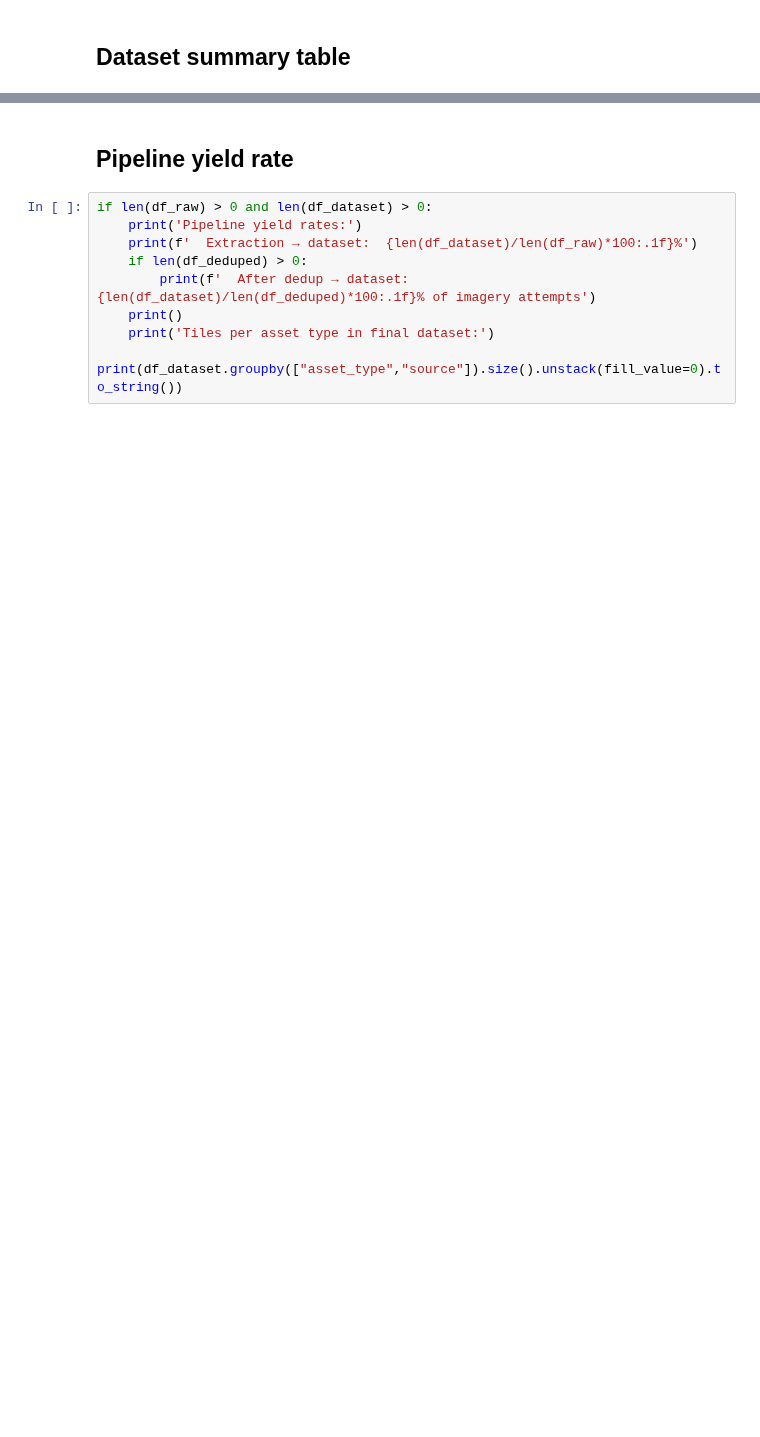
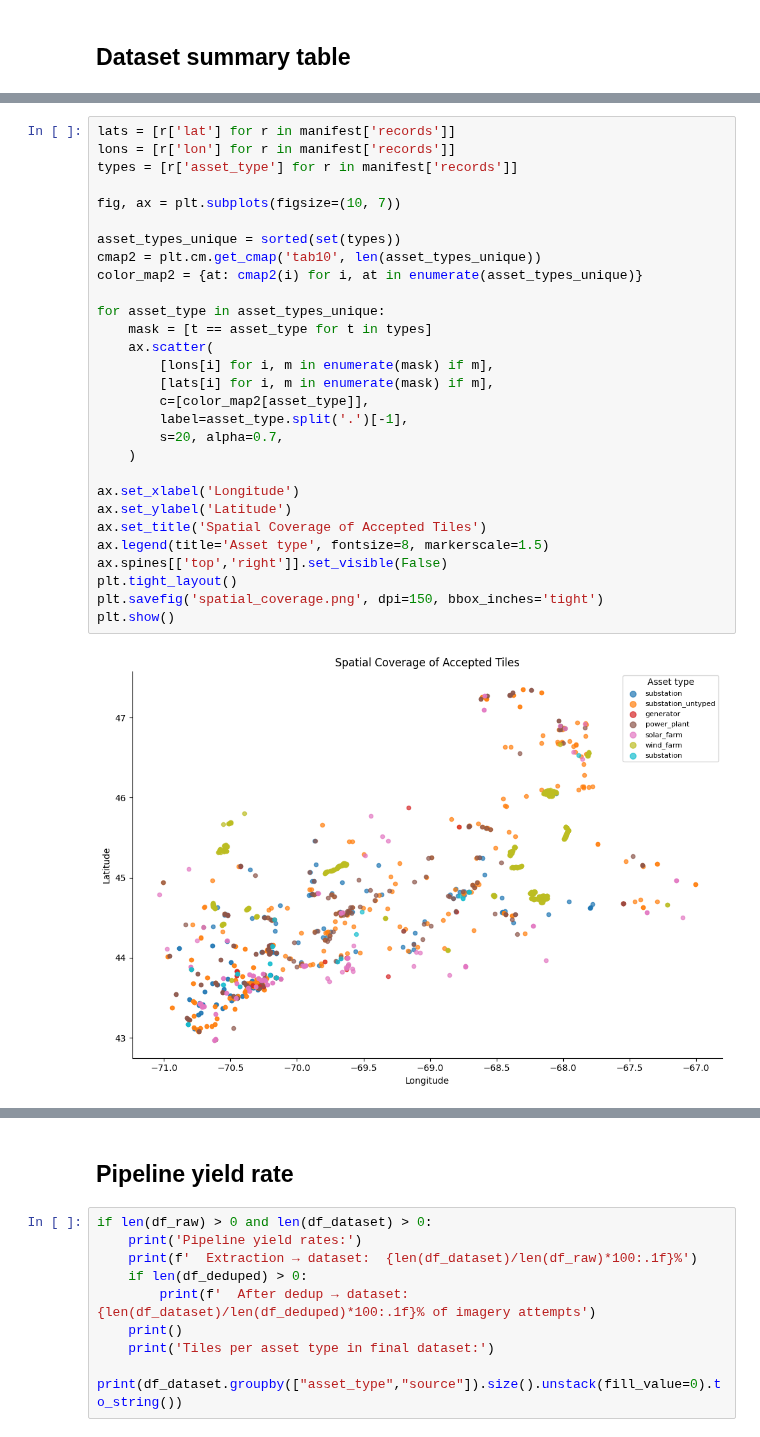
Before and after one commit to justing0909/infra-bench-cls, a Jupyter notebook: 07_results.ipynb, the cells around one changed output, grey strips where cells are left out. Cells and saved outputs as stored; diff of their text form; blank space fills up the shorter version.

```diff
--- a/07_results.ipynb
+++ b/07_results.ipynb
@@ -173,0 +361,31 @@ df_dataset[['asset_type','source','image_date','confidence']].head(20)
+# %%
+lats = [r['lat'] for r in manifest['records']]
+lons = [r['lon'] for r in manifest['records']]
+types = [r['asset_type'] for r in manifest['records']]
+
+fig, ax = plt.subplots(figsize=(10, 7))
+
+asset_types_unique = sorted(set(types))
+cmap2 = plt.cm.get_cmap('tab10', len(asset_types_unique))
+color_map2 = {at: cmap2(i) for i, at in enumerate(asset_types_unique)}
+
+for asset_type in asset_types_unique:
+    mask = [t == asset_type for t in types]
+    ax.scatter(
+        [lons[i] for i, m in enumerate(mask) if m],
+        [lats[i] for i, m in enumerate(mask) if m],
+        c=[color_map2[asset_type]],
+        label=asset_type.split('.')[-1],
+        s=20, alpha=0.7,
+    )
+
+ax.set_xlabel('Longitude')
+ax.set_ylabel('Latitude')
+ax.set_title('Spatial Coverage of Accepted Tiles')
+ax.legend(title='Asset type', fontsize=8, markerscale=1.5)
+ax.spines[['top','right']].set_visible(False)
+plt.tight_layout()
+plt.savefig('spatial_coverage.png', dpi=150, bbox_inches='tight')
+plt.show()
+# %% [output]
+[figure, added]
```
Also changed, not shown: parts of 17 cells of this notebook, 4 other files.
